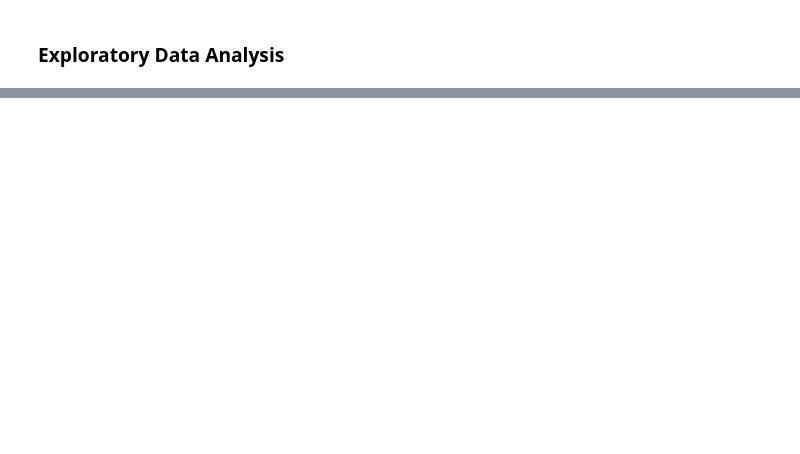
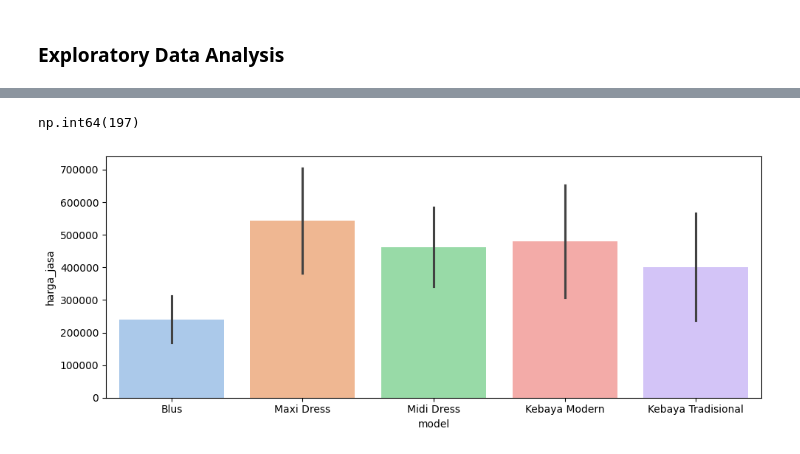
Before and after one commit to adzkykhairany/tailor-price-predictor, a Jupyter notebook: models/prediction_model.ipynb, the cells around one changed output, grey strips where cells are left out. Cells and saved outputs as stored; diff of their text form; code cells hidden in the pictures; blank space fills up the shorter version.

```diff
--- a/models/prediction_model.ipynb
+++ b/models/prediction_model.ipynb
@@ -101,29 +68,0 @@ for col in cat_cols:
-# %%
-# Ornament keyword mapping
-ornament_keywords = {
-    'Bordir': ['Bordir', 'Bordit'],
-    'Payet': ['Payet', 'Payat'],
-    'Renda': ['Renda'],
-    'Opneisel': ['Opneisel', '0pneisel'],
-    'None': ['-']
-}
-
-# Detect ornament labels
-def labels_detection(text):
-    if pd.isna(text):
-        return []
-    labels = set()
-    for label, keywords in ornament_keywords.items():
-        if any(kw in text for kw in keywords):
-            labels.add(label)
-    return list(labels)
-
-# Apply detection and store as list
-df['ornament_list'] = df['ornamen'].apply(labels_detection)
-# %%
-# Filter rows with only one ornament
-df = df[df['ornament_list'].apply(len) == 1].copy()
-
-# Convert list back to string
-df['ornamen'] = df['ornament_list'].apply(lambda x: x[0] if x else 'none')
-df.drop(columns=['ornament_list'], inplace=True)
@@ -133,0 +69,10 @@ print("✅ Preprocessing complete! Final dataset shape:", df.shape)
+# %%
+# Menyeragamkan penulisan data di kolom 'model' dan 'ornamen'
+df.replace({
+    'model': {
+        'Gaun Midi': 'Midi Dress',
+        'Gaun Maxi': 'Maxi Dress'},
+    'ornamen': {
+        '-': 'None'
+    }
+}, inplace=True)
@@ -577,0 +107,12 @@ test_eval
+# %%
+# Menampilkan baris duplikat
+df.duplicated().sum()
+# %% [output]
+np.int64(197)
+# %%
+plt.figure(figsize=(10, 4))
+sns.barplot(x='model', y='harga_jasa', hue='model', data=df, errorbar='sd', palette='pastel')
+plt.tight_layout()
+plt.show()
+# %% [output]
+[figure, added]
```
Also changed, not shown: parts of 87 cells of this notebook, 2 other files.
